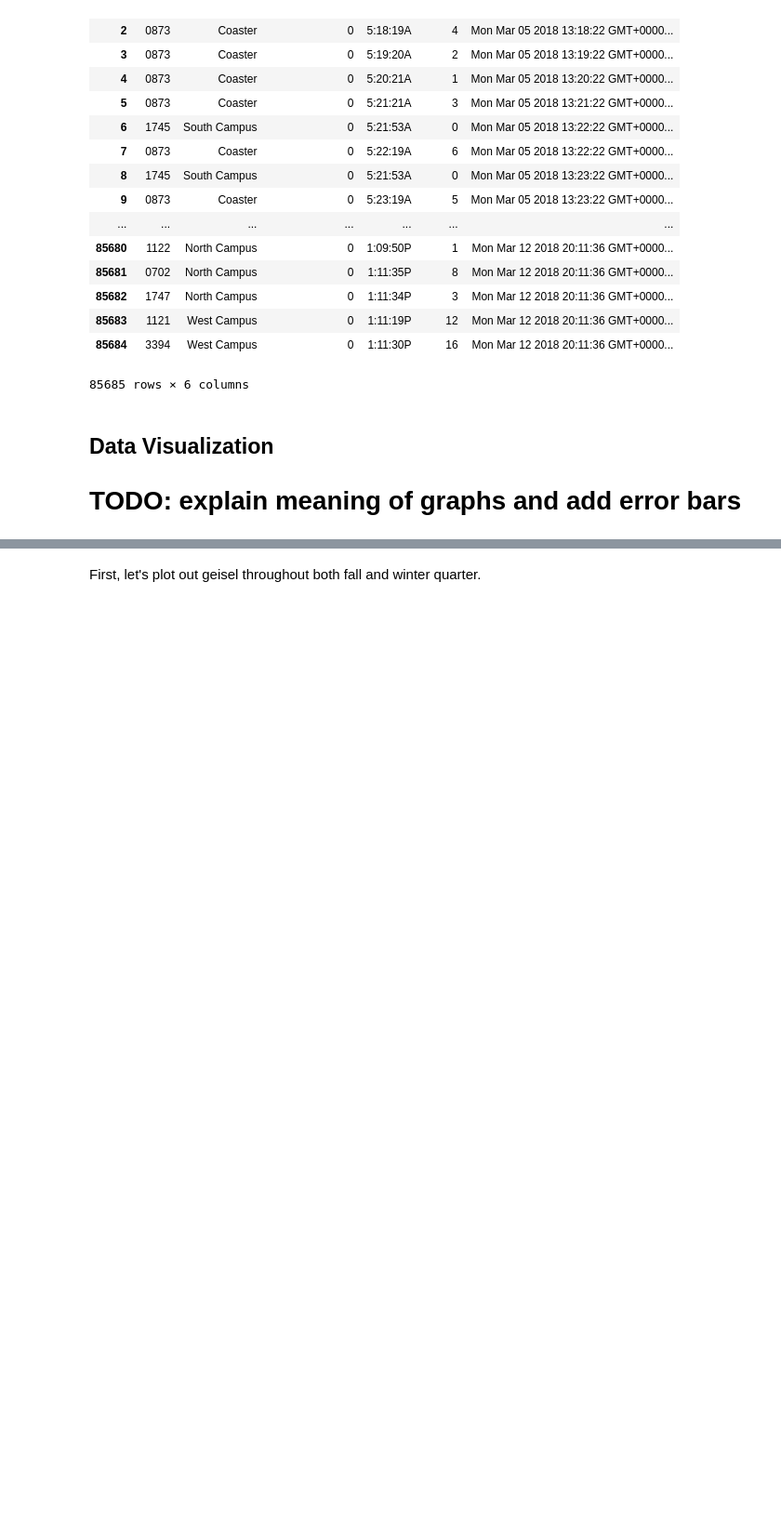
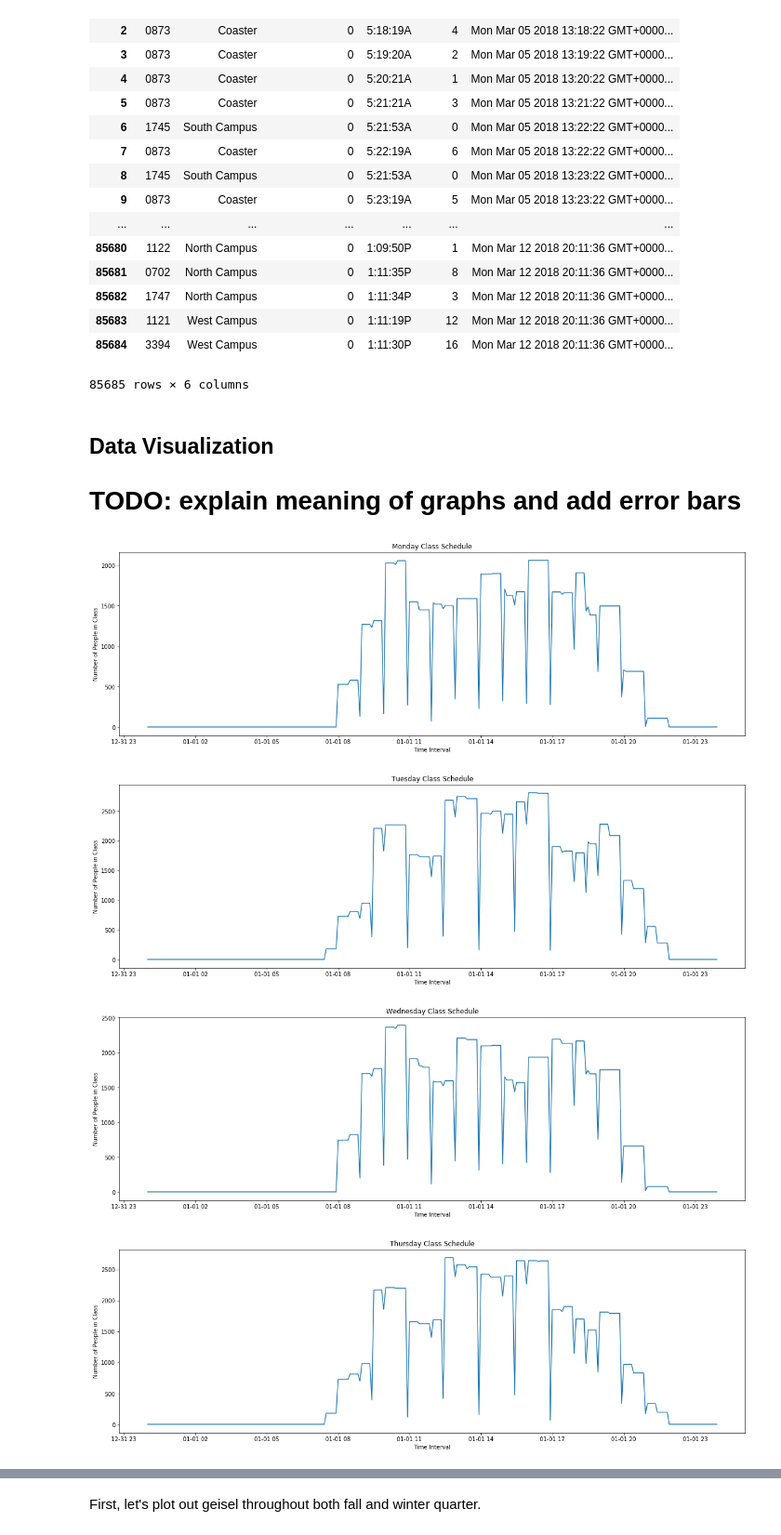
Before and after one commit to kelvinluime/Pr_059, a Jupyter notebook: FinalProject.ipynb, the cells around one changed output, grey strips where cells are left out. Shown at 93% size. Saved outputs shown, nothing was run; the diff lists cells and outputs as text; code cells hidden in the pictures; blank space fills up the shorter version.

```diff
--- a/FinalProject.ipynb
+++ b/FinalProject.ipynb
@@ -610,0 +661,3 @@ rcParams['figure.figsize'] = 20, 6
+# %%
+def transform_datetime(time):
+    return datetime.datetime.strptime(time, "%H:%M:%S")
@@ -610,0 +786,57 @@ rcParams['figure.figsize'] = 20, 6
+# %%
+time_interval = pd.date_range("1900-01-01 00:00:00", "1900-01-01 23:55:00", freq="5min")
+new_df_m = pd.DataFrame()
+new_df_m['time'] = time_interval
+new_df_m['number_of_people'] = sum_m
+new_df_m.set_index('time', inplace=True)
+
+new_df_t = pd.DataFrame()
+new_df_t['time'] = time_interval
+new_df_t['number_of_people'] = sum_t
+new_df_t.set_index('time', inplace=True)
+
+new_df_w = pd.DataFrame()
+new_df_w['time'] = time_interval
+new_df_w['number_of_people'] = sum_w
+new_df_w.set_index('time', inplace=True)
+
+new_df_r = pd.DataFrame()
+new_df_r['time'] = time_interval
+new_df_r['number_of_people'] = sum_r
+new_df_r.set_index('time', inplace=True)
+
+new_df_f = pd.DataFrame()
+new_df_f['time'] = time_interval
+new_df_f['number_of_people'] = sum_f
+new_df_f.set_index('time', inplace=True)
+
+plt.plot(new_df_m)
+plt.ylabel('Number of People in Class')
+plt.xlabel('Time Interval')
+plt.title('Monday Class Schedule')
+plt.show()
+plt.plot(new_df_t)
+plt.ylabel('Number of People in Class')
+plt.xlabel('Time Interval')
+plt.title('Tuesday Class Schedule')
+plt.show()
+plt.plot(new_df_w)
+plt.ylabel('Number of People in Class')
+plt.xlabel('Time Interval')
+plt.title('Wednesday Class Schedule')
+plt.show()
+plt.plot(new_df_r)
+plt.ylabel('Number of People in Class')
+plt.xlabel('Time Interval')
+plt.title('Thursday Class Schedule')
+plt.show()
+plt.plot(new_df_f)
+plt.ylabel('Number of People in Class')
+plt.xlabel('Time Interval')
+plt.title('Friday Class Schedule')
+plt.show()
+# %% [output]
+[figure, added]
+[figure, added]
+[figure, added]
+[figure, added]
```
Also changed, not shown: parts of 17 cells of this notebook, 6 other files.
